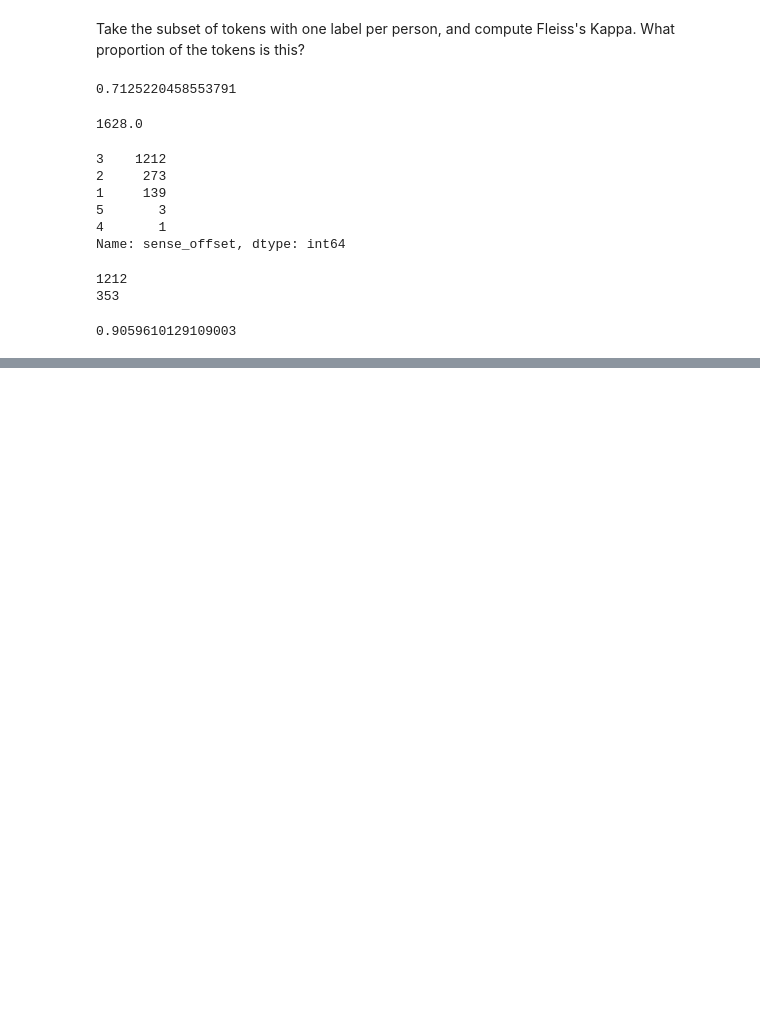
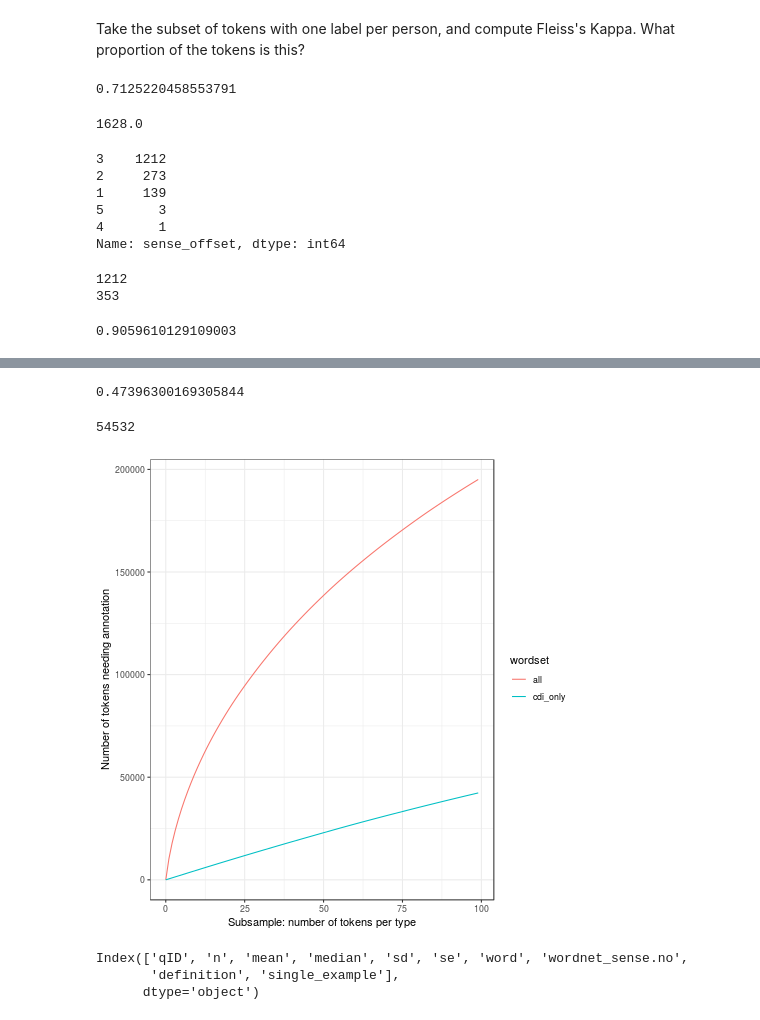
Before and after one commit to PatwinchIR/WordSense, a Jupyter notebook: ws_web/analysis/baseline.py.ipynb, the cells around one changed output, grey strips where cells are left out. Cells and saved outputs as stored; diff of their text form; code cells hidden in the pictures; blank space fills up the shorter version.

```diff
--- a/ws_web/analysis/baseline.py.ipynb
+++ b/ws_web/analysis/baseline.py.ipynb
@@ -518,0 +614,28 @@ fleiss_kappa(tag_matrix)
+# %%
+np.mean(derived_tokens_with_lemmas.in_cdi.astype(int))
+# %% [output]
+0.47396300169305844
+# %%
+def getNumToAnnotateForThreshold(df, token_threshold):
+    tc = df.groupby('gloss_with_replacement').id.aggregate(np.size).reset_index()
+    tc.columns = ['token','count']
+    tc['count'] = [x if x < token_threshold else token_threshold for x in
+                             tc['count']]
+    return(np.sum(tc['count']))
+# %%
+getNumToAnnotateForThreshold(derived_tokens_with_lemmas, 10)
+# %% [output]
+54532
+# %%
+all_tokens_counts = pd.DataFrame({"threshold":np.array(range(100))})
+all_tokens_counts['num_to_annotate'] = [getNumToAnnotateForThreshold(derived_tokens_with_lemmas, x) for x in all_tokens_counts.threshold]
+all_tokens_counts['percent_original'] = all_tokens_counts.num_to_annotate / np.sum(token_counts['count'])
+all_tokens_counts['wordset'] = 'all'
+# %%
+cdi_only = derived_tokens_with_lemmas.loc[derived_tokens_with_lemmas.in_cdi]
+cdi_only_counts = pd.DataFrame({"threshold":np.array(range(100))})
+cdi_only_counts ['num_to_annotate'] = [getNumToAnnotateForThreshold(cdi_only, x) for x in cdi_only_counts.threshold]
+cdi_only_counts ['percent_original'] = cdi_only_counts.num_to_annotate / np.sum(token_counts['count'])
+cdi_only_counts['wordset'] = 'cdi_only'
+# %%
+counts = pd.concat([all_tokens_counts, cdi_only_counts])
@@ -518,0 +644,13 @@ fleiss_kappa(tag_matrix)
+# %%
+%%R
+ggplot(counts) + geom_line(aes(x=threshold, y=num_to_annotate, color=wordset)) + theme_bw(
+) + ylab('Number of tokens needing annotation') + xlab('Subsample: number of tokens per type')
+# %% [output]
+[figure, added]
+# %%
+nTe = pd.read_csv('../../data/nTe_understand_data.csv')
+nTe.columns
+# %% [output]
+Index(['qID', 'n', 'mean', 'median', 'sd', 'se', 'word', 'wordnet_sense.no',
+       'definition', 'single_example'],
+      dtype='object')
```
Also changed, not shown: parts of 22 cells of this notebook, 1 other file.
